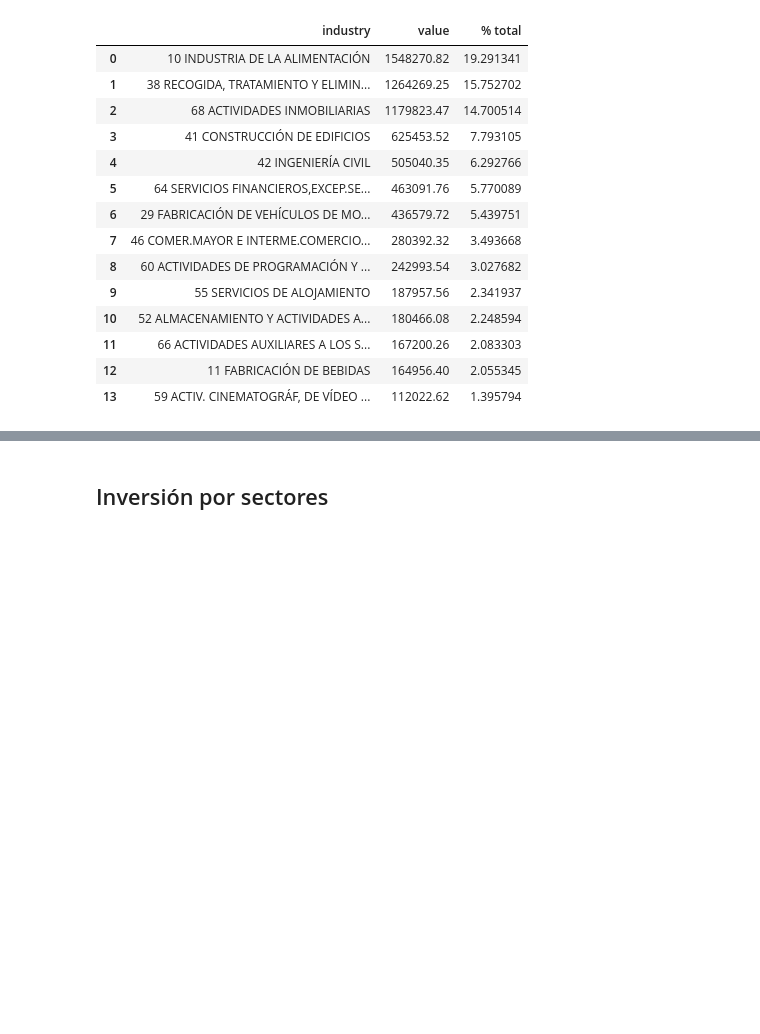
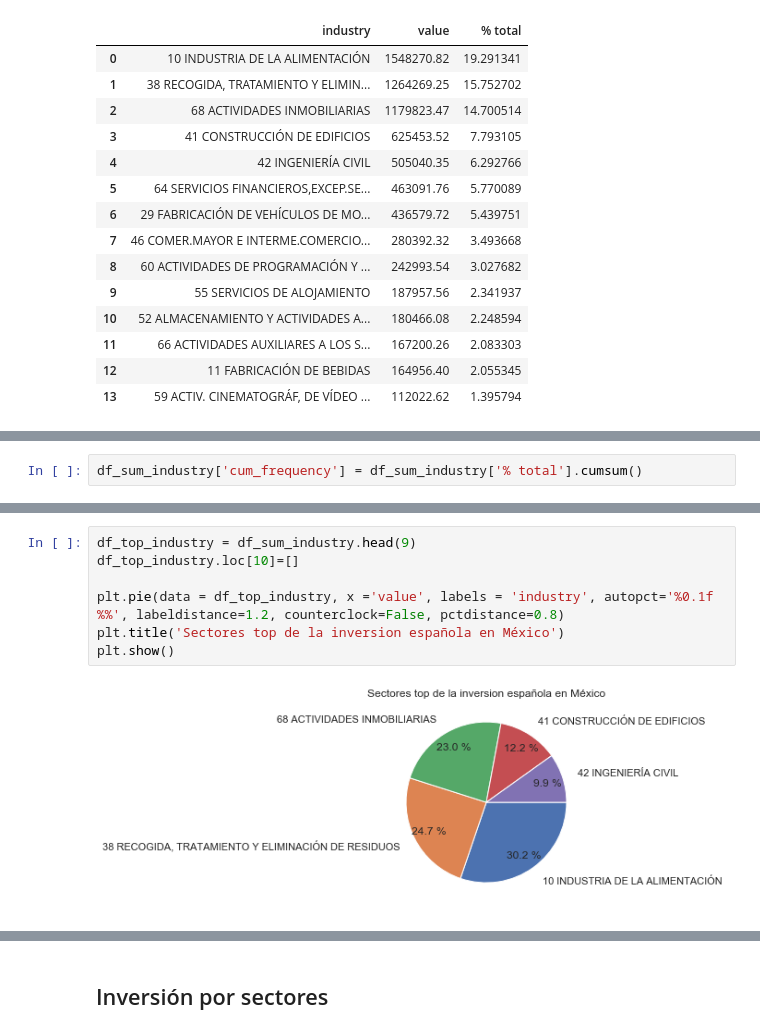
Before and after one commit to Afri-cola/Kschool-TFM, a Jupyter notebook: Inversion ES.ipynb, the cells around one changed output, grey strips where cells are left out. Saved outputs shown, nothing was run; the diff lists cells and outputs as text; blank space fills up the shorter version.

```diff
--- a/Inversion ES.ipynb
+++ b/Inversion ES.ipynb
@@ -187,0 +227,2 @@ plt.show()
+# %%
+df_sum_industry['cum_frequency'] = df_sum_industry['% total'].cumsum()
@@ -187,0 +247,9 @@ plt.show()
+# %%
+df_top_industry = df_sum_industry.head(9)
+df_top_industry.loc[10]=[]
+
+plt.pie(data = df_top_industry, x ='value', labels = 'industry', autopct='%0.1f %%', labeldistance=1.2, counterclock=False, pctdistance=0.8)
+plt.title('Sectores top de la inversion española en México')
+plt.show()
+# %% [output]
+[figure, added]
```
Also changed, not shown: parts of 20 cells of this notebook.
